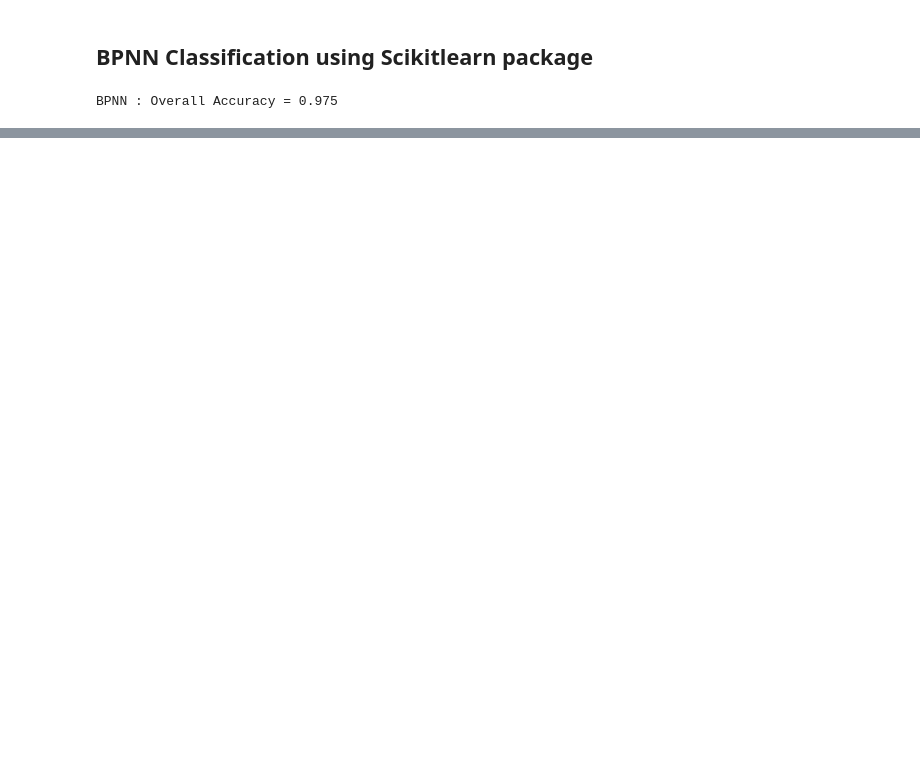
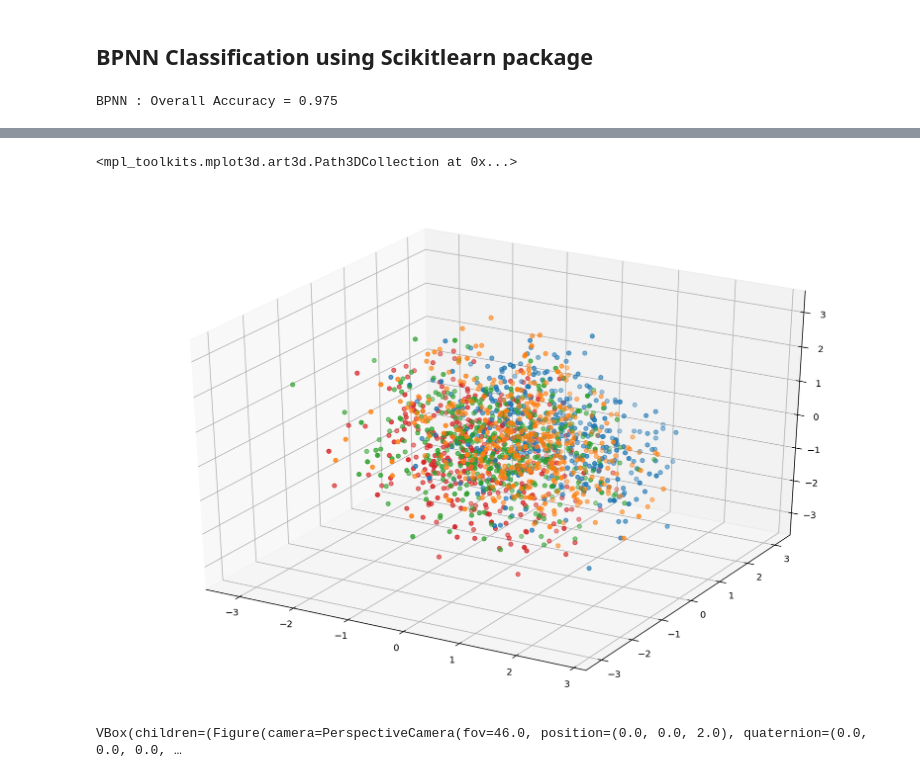
Before and after one commit to Yadukrishnan1/Mobile-Price-Classification, a Jupyter notebook: final_proj.ipynb, the cells around one changed output, grey strips where cells are left out. Drawn from its saved outputs; the diff is of its cells as text; code cells hidden in the pictures; blank space fills up the shorter version.

```diff
--- a/final_proj.ipynb
+++ b/final_proj.ipynb
@@ -929,0 +1021,18 @@ BPNN : Overall Accuracy = 0.975
+# %%
+plt.figure(figsize=(15,10))
+ax = plt.axes(projection='3d')
+ax.scatter3D(pX0.transpose()[0], pX0.transpose()[1], pX0.transpose()[2])
+ax.scatter3D(pX1.transpose()[0], pX1.transpose()[1], pX1.transpose()[2])
+ax.scatter3D(pX2.transpose()[0], pX2.transpose()[1], pX2.transpose()[2])
+ax.scatter3D(pX3.transpose()[0], pX3.transpose()[1], pX3.transpose()[2])
+# %% [output]
+<mpl_toolkits.mplot3d.art3d.Path3DCollection at 0x...>
+[figure, added]
+# %%
+import ipyvolume as ipv
+ipv.quickscatter(pX0.transpose()[0], pX0.transpose()[1], pX0.transpose()[2], size=4, marker="sphere", color_selected="grey")
+ipv.quickscatter(pX1.transpose()[0], pX1.transpose()[1], pX1.transpose()[2], size=4, marker="sphere", color_selected="black")
+ipv.quickscatter(pX2.transpose()[0], pX2.transpose()[1], pX2.transpose()[2], size=4, marker="sphere", color_selected="blue")
+ipv.quickscatter(pX3.transpose()[0], pX3.transpose()[1], pX3.transpose()[2], size=4, marker="sphere", color_selected="green")
+# %% [output]
+VBox(children=(Figure(camera=PerspectiveCamera(fov=46.0, position=(0.0, 0.0, 2.0), quaternion=(0.0, 0.0, 0.0, …
```
Also changed, not shown: parts of 6 cells of this notebook.
